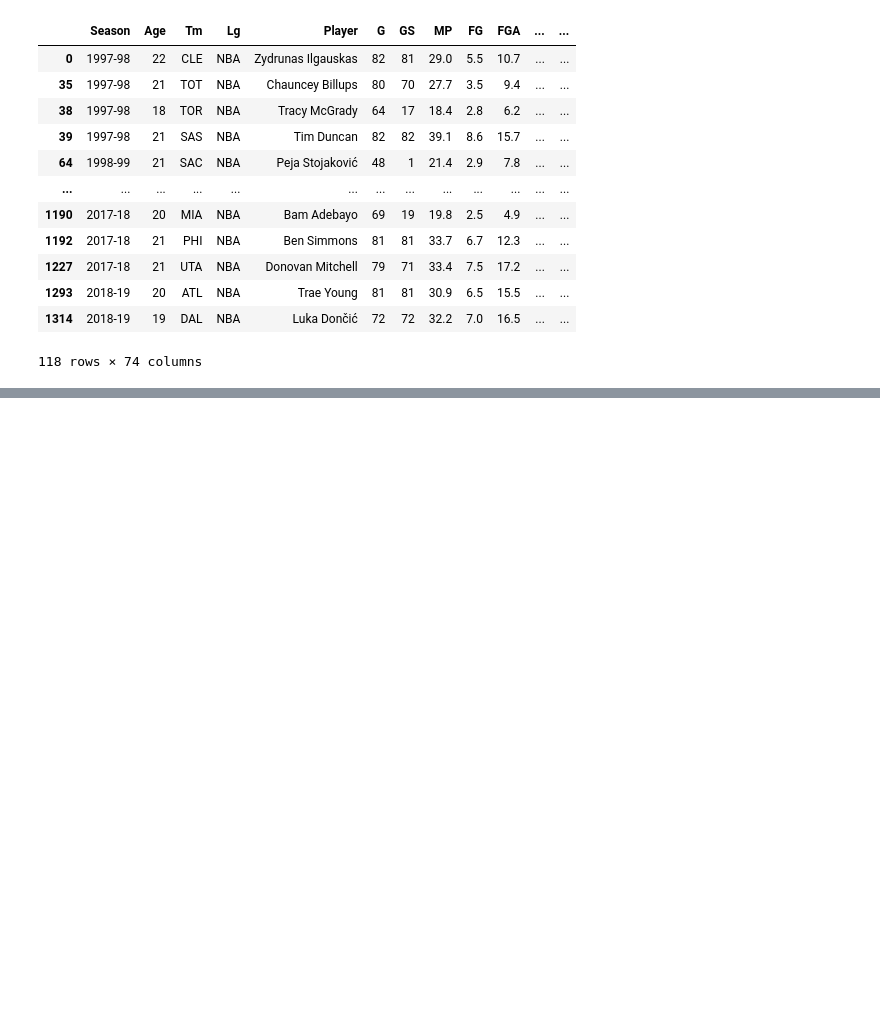
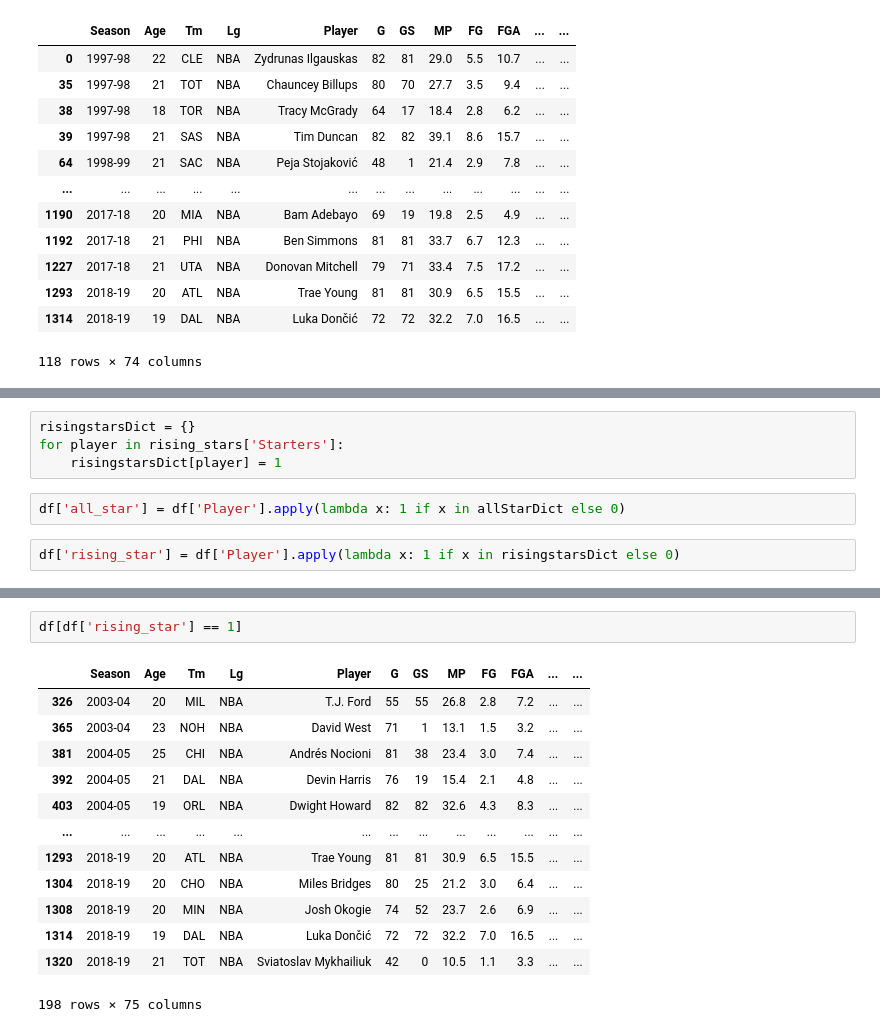
Before and after one commit to coleppert/NBA_AllStar_Prediction_Model, a Jupyter notebook: DataCollection/DataCollection.ipynb, the cells around one changed output, grey strips where cells are left out. Saved outputs shown, nothing was run; the diff lists cells and outputs as text; blank space fills up the shorter version.

```diff
--- a/DataCollection/DataCollection.ipynb
+++ b/DataCollection/DataCollection.ipynb
@@ -202,0 +265,8 @@ stats[stats['Player'] == 'Carmelo Anthony']
+# %%
+risingstarsDict = {}
+for player in rising_stars['Starters']:
+    risingstarsDict[player] = 1
+# %%
+df['all_star'] = df['Player'].apply(lambda x: 1 if x in allStarDict else 0)
+# %%
+df['rising_star'] = df['Player'].apply(lambda x: 1 if x in risingstarsDict else 0)
@@ -202,0 +283,16 @@ stats[stats['Player'] == 'Carmelo Anthony']
+# %%
+df[df['rising_star'] == 1]
+# %% [output]
+|  | Season | Age | Tm | Lg | Player | G | GS | MP | FG | FGA | ... | ... |
+| 326 | 2003-04 | 20 | MIL | NBA | T.J. Ford | 55 | 55 | 26.8 | 2.8 | 7.2 | ... | ... |
+| 365 | 2003-04 | 23 | NOH | NBA | David West | 71 | 1 | 13.1 | 1.5 | 3.2 | ... | ... |
+| 381 | 2004-05 | 25 | CHI | NBA | Andrés Nocioni | 81 | 38 | 23.4 | 3.0 | 7.4 | ... | ... |
+| 392 | 2004-05 | 21 | DAL | NBA | Devin Harris | 76 | 19 | 15.4 | 2.1 | 4.8 | ... | ... |
+| 403 | 2004-05 | 19 | ORL | NBA | Dwight Howard | 82 | 82 | 32.6 | 4.3 | 8.3 | ... | ... |
+| ... | ... | ... | ... | ... | ... | ... | ... | ... | ... | ... | ... | ... |
+| 1293 | 2018-19 | 20 | ATL | NBA | Trae Young | 81 | 81 | 30.9 | 6.5 | 15.5 | ... | ... |
+| 1304 | 2018-19 | 20 | CHO | NBA | Miles Bridges | 80 | 25 | 21.2 | 3.0 | 6.4 | ... | ... |
+| 1308 | 2018-19 | 20 | MIN | NBA | Josh Okogie | 74 | 52 | 23.7 | 2.6 | 6.9 | ... | ... |
+| 1314 | 2018-19 | 19 | DAL | NBA | Luka Dončić | 72 | 72 | 32.2 | 7.0 | 16.5 | ... | ... |
+| 1320 | 2018-19 | 21 | TOT | NBA | Sviatoslav Mykhailiuk | 42 | 0 | 10.5 | 1.1 | 3.3 | ... | ... |
+198 rows × 75 columns
```
Also changed, not shown: parts of 6 cells of this notebook.
